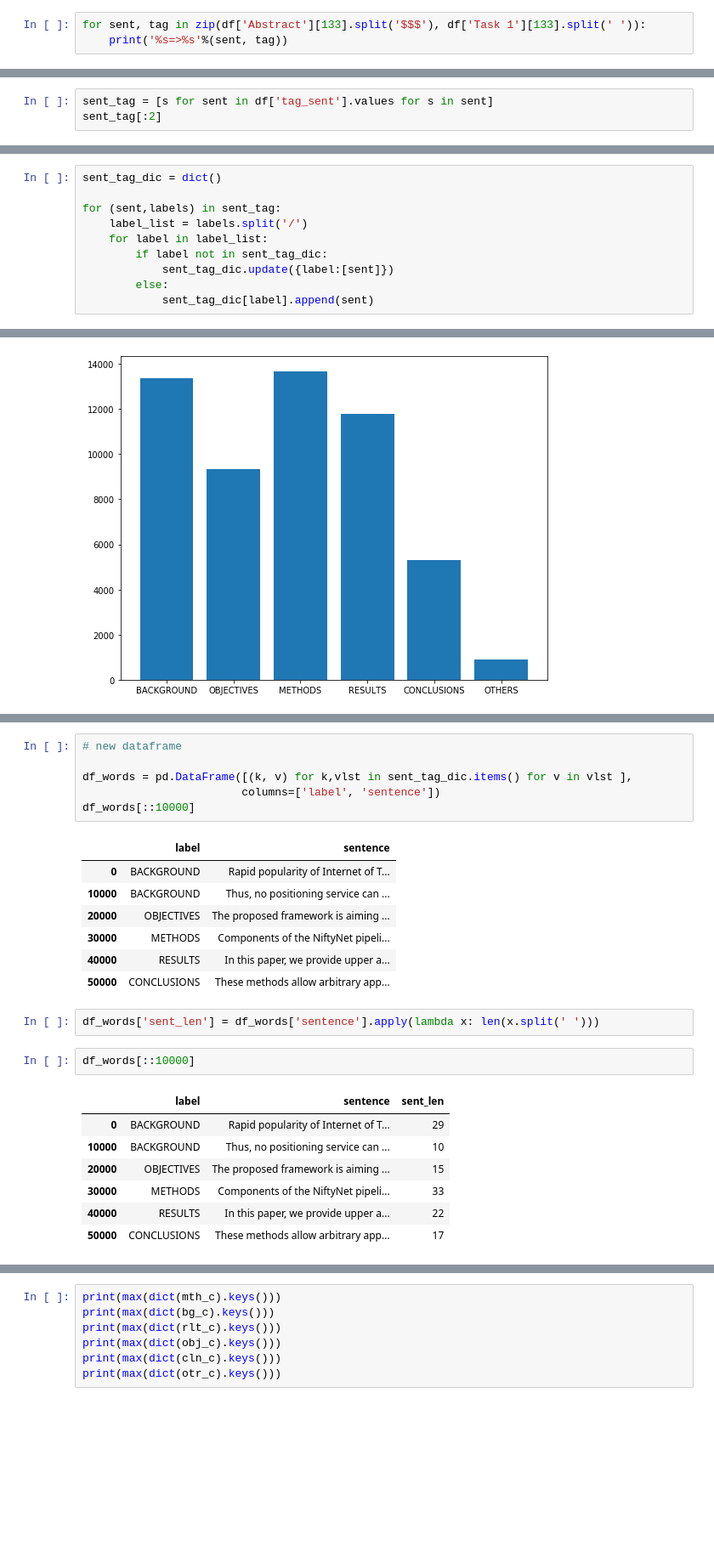
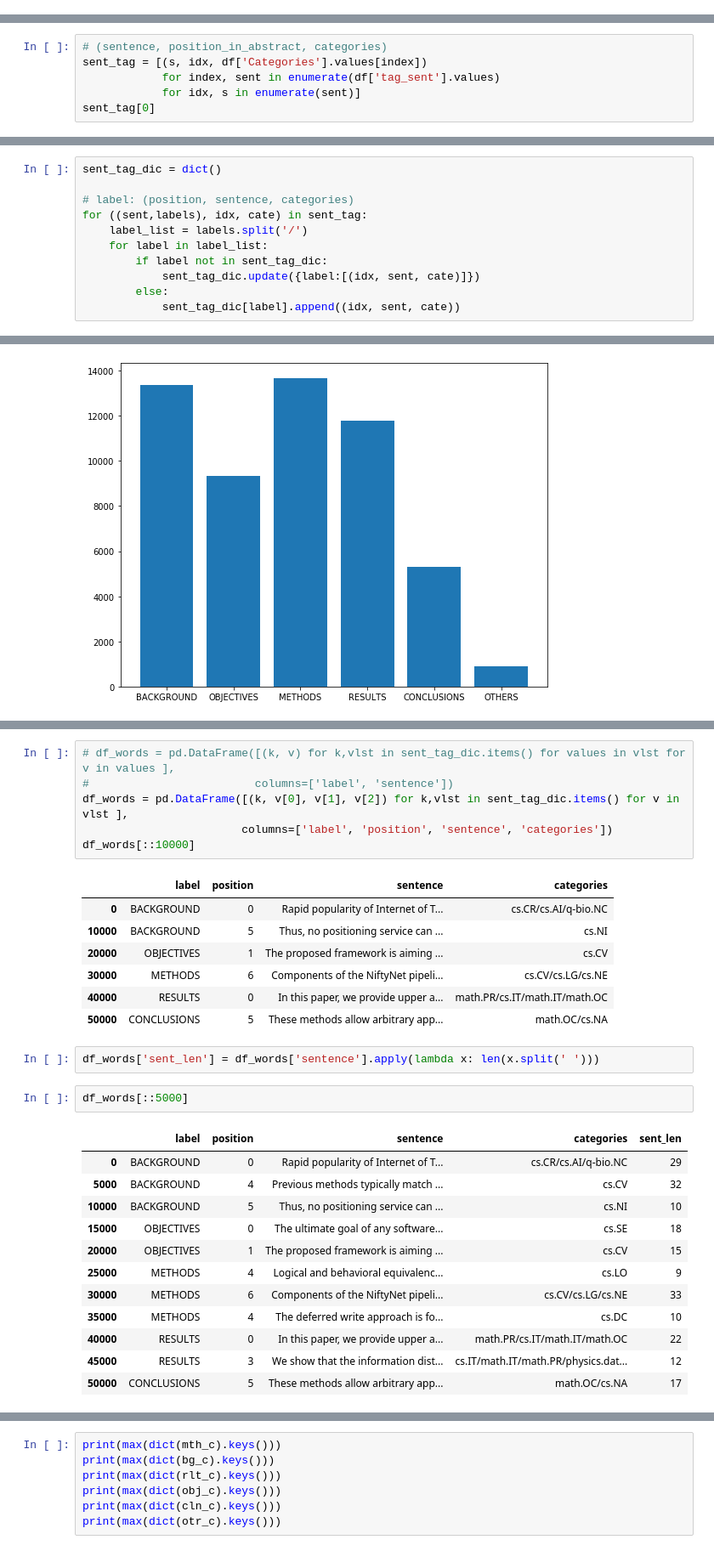
Before and after one commit to TanShengRong/Cheetah, a Jupyter notebook: preprocessing.ipynb, the cells around one changed output, grey strips where cells are left out. Shown at 85% size. Saved outputs shown, nothing was run; the diff lists cells and outputs as text; blank space fills up the shorter version.

Commit message:
add position and categories

```diff
--- a/preprocessing.ipynb
+++ b/preprocessing.ipynb
@@ -90,3 +20,0 @@ BACKGROUND BACKGROUND BACKGROUND BACKGROUND/OBJECTIVES METHODS OBJECTIVES/METHOD
-# %%
-for sent, tag in zip(df['Abstract'][133].split('$$$'), df['Task 1'][133].split(' ')):
-    print('%s=>%s'%(sent, tag))
@@ -194,4 +43,7 @@ df['tag_sent'].values[0]
 # %%
-sent_tag = [s for sent in df['tag_sent'].values for s in sent]
-sent_tag[:2]
+# (sentence, position_in_abstract, categories)
+sent_tag = [(s, idx, df['Categories'].values[index])
+            for index, sent in enumerate(df['tag_sent'].values)
+            for idx, s in enumerate(sent)]
+sent_tag[0]
 # %% [output]
@@ -202,13 +54,14 @@ sent_tag[:2]
 # %%
 sent_tag_dic = dict()
 
-for (sent,labels) in sent_tag:
+# label: (position, sentence, categories)
+for ((sent,labels), idx, cate) in sent_tag:
     label_list = labels.split('/')
     for label in label_list:
         if label not in sent_tag_dic:
-            sent_tag_dic.update({label:[sent]})
+            sent_tag_dic.update({label:[(idx, sent, cate)]})
         else:
-            sent_tag_dic[label].append(sent)
+            sent_tag_dic[label].append((idx, sent, cate))
 # %%
 sent_tag_dic
 # %% [output]
@@ -266,26 +116,31 @@ plt.show()
 # %%
-# new dataframe
-
-df_words = pd.DataFrame([(k, v) for k,vlst in sent_tag_dic.items() for v in vlst ],
-                        columns=['label', 'sentence'])
+# df_words = pd.DataFrame([(k, v) for k,vlst in sent_tag_dic.items() for values in vlst for v in values ],
+#                         columns=['label', 'sentence'])
+df_words = pd.DataFrame([(k, v[0], v[1], v[2]) for k,vlst in sent_tag_dic.items() for v in vlst ],
+                        columns=['label', 'position', 'sentence', 'categories'])
 df_words[::10000]
 # %% [output]
-|  | label | sentence |
-| 0 | BACKGROUND | Rapid popularity of Internet of T... |
-| 10000 | BACKGROUND | Thus, no positioning service can ... |
-| 20000 | OBJECTIVES | The proposed framework is aiming ... |
-| 30000 | METHODS | Components of the NiftyNet pipeli... |
-| 40000 | RESULTS | In this paper, we provide upper a... |
-| 50000 | CONCLUSIONS | These methods allow arbitrary app... |
+|  | label | position | sentence | categories |
+| 0 | BACKGROUND | 0 | Rapid popularity of Internet of T... | cs.CR/cs.AI/q-bio.NC |
+| 10000 | BACKGROUND | 5 | Thus, no positioning service can ... | cs.NI |
+| 20000 | OBJECTIVES | 1 | The proposed framework is aiming ... | cs.CV |
+| 30000 | METHODS | 6 | Components of the NiftyNet pipeli... | cs.CV/cs.LG/cs.NE |
+| 40000 | RESULTS | 0 | In this paper, we provide upper a... | math.PR/cs.IT/math.IT/math.OC |
+| 50000 | CONCLUSIONS | 5 | These methods allow arbitrary app... | math.OC/cs.NA |
 # %%
 df_words['sent_len'] = df_words['sentence'].apply(lambda x: len(x.split(' ')))
 # %%
-df_words[::10000]
+df_words[::5000]
 # %% [output]
-|  | label | sentence | sent_len |
-| 0 | BACKGROUND | Rapid popularity of Internet of T... | 29 |
-| 10000 | BACKGROUND | Thus, no positioning service can ... | 10 |
-| 20000 | OBJECTIVES | The proposed framework is aiming ... | 15 |
-| 30000 | METHODS | Components of the NiftyNet pipeli... | 33 |
-| 40000 | RESULTS | In this paper, we provide upper a... | 22 |
-| 50000 | CONCLUSIONS | These methods allow arbitrary app... | 17 |
+|  | label | position | sentence | categories | sent_len |
+| 0 | BACKGROUND | 0 | Rapid popularity of Internet of T... | cs.CR/cs.AI/q-bio.NC | 29 |
+| 5000 | BACKGROUND | 4 | Previous methods typically match ... | cs.CV | 32 |
+| 10000 | BACKGROUND | 5 | Thus, no positioning service can ... | cs.NI | 10 |
+| 15000 | OBJECTIVES | 0 | The ultimate goal of any software... | cs.SE | 18 |
+| 20000 | OBJECTIVES | 1 | The proposed framework is aiming ... | cs.CV | 15 |
+| 25000 | METHODS | 4 | Logical and behavioral equivalenc... | cs.LO | 9 |
+| 30000 | METHODS | 6 | Components of the NiftyNet pipeli... | cs.CV/cs.LG/cs.NE | 33 |
+| 35000 | METHODS | 4 | The deferred write approach is fo... | cs.DC | 10 |
+| 40000 | RESULTS | 0 | In this paper, we provide upper a... | math.PR/cs.IT/math.IT/math.OC | 22 |
+| 45000 | RESULTS | 3 | We show that the information dist... | cs.IT/math.IT/math.PR/physics.dat... | 12 |
+| 50000 | CONCLUSIONS | 5 | These methods allow arbitrary app... | math.OC/cs.NA | 17 |
```
Also changed, not shown: parts of 32 cells of this notebook.
